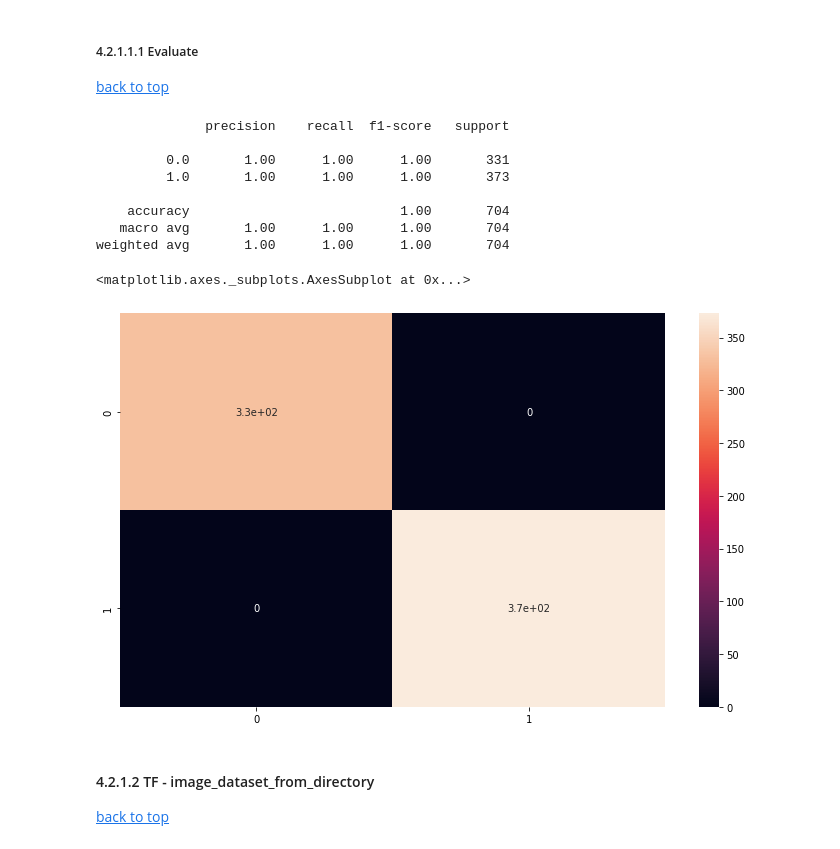
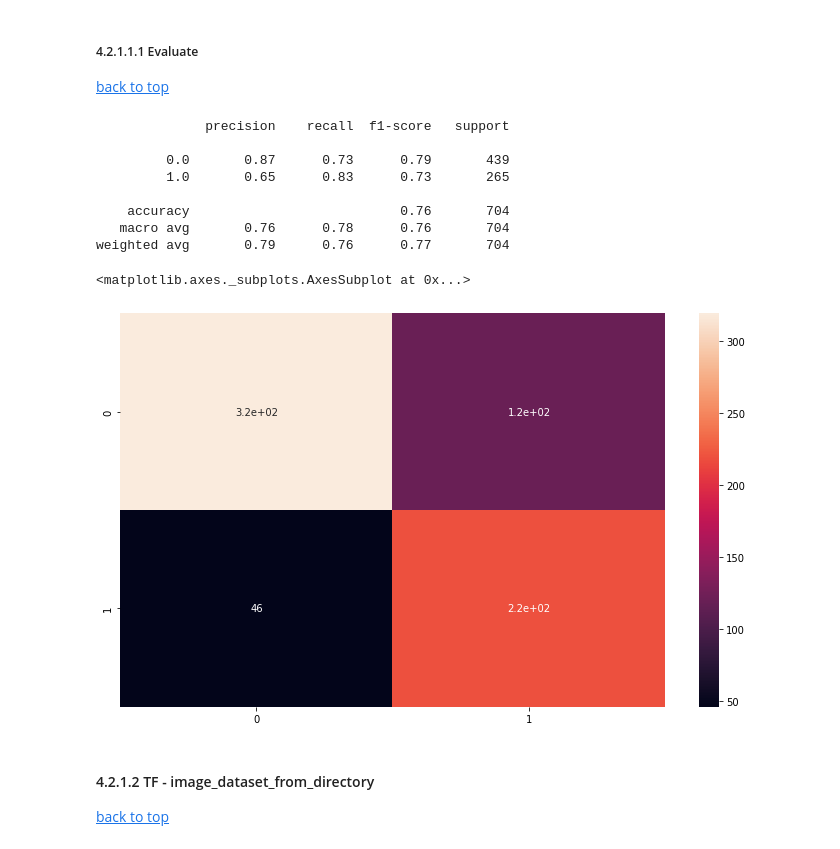
Before and after one commit to wesleybeckner/general_applications_of_neural_networks, a Jupyter notebook: notebooks/S4_Computer_Vision_II.ipynb, the cells around one changed output. Saved outputs shown, nothing was run; the diff lists cells and outputs as text; code cells hidden in the pictures.

```diff
--- a/notebooks/S4_Computer_Vision_II.ipynb
+++ b/notebooks/S4_Computer_Vision_II.ipynb
@@ -171,9 +171,9 @@ batch_size = 32
 validation_split = 0.1
 seed_value = 42
 
-path_to_casting_data = '/content/drive/MyDrive/courses/tech_fundamentals/TECH_FUNDAMENTALS/data/casting_data_class_practice'
-technocast_train_path = path_to_casting_data + '/train/'
-technocast_test_path = path_to_casting_data + '/test/'
+folder = '/content/drive/MyDrive/courses/tech_fundamentals/TECH_FUNDAMENTALS/data/casting_data_class_practice'
+train_path = folder + '/train/'
+test_path = folder + '/test/'
 
 from numpy.random import seed
 seed(seed_value)
@@ -740,29 +741,29 @@ losses[['accuracy','val_accuracy']].plot(ax=ax[1])
 # %%
 pred = []
 label = []
 for batch in range(len(test_dataset_batched)):
-  image_batch, label_batch = train_dataset_batched.as_numpy_iterator().next()
+  image_batch, label_batch = test_dataset_batched.as_numpy_iterator().next()
   predictions = model.predict_on_batch(image_batch).argmax(axis=1)
   # print(f"Labels     : {label_batch}\nPredictions: {predictions.astype(float)}")
   pred.append(predictions)
   label.append(label_batch)
 predictions = np.array(pred).flatten()
 labels = np.array(label).flatten()
 print(classification_report(labels,predictions))
 
 plt.figure(figsize=(10,6))
 sns.heatmap(confusion_matrix(labels,predictions), annot=True)
 # %% [output]
               precision    recall  f1-score   support
 
-         0.0       1.00      1.00      1.00       331
-         1.0       1.00      1.00      1.00       373
+         0.0       0.87      0.73      0.79       439
+         1.0       0.65      0.83      0.73       265
 
-    accuracy                           1.00       704
-   macro avg       1.00      1.00      1.00       704
-weighted avg       1.00      1.00      1.00       704
+    accuracy                           0.76       704
+   macro avg       0.76      0.78      0.76       704
+weighted avg       0.79      0.76      0.77       704
 <matplotlib.axes._subplots.AxesSubplot at 0x...>
-[figure, old version]
+[figure, new version]
 # %% [markdown]
 #### 4.2.1.2 TF - image_dataset_from_directory
 
```
Also changed, not shown: parts of 31 cells of this notebook.
